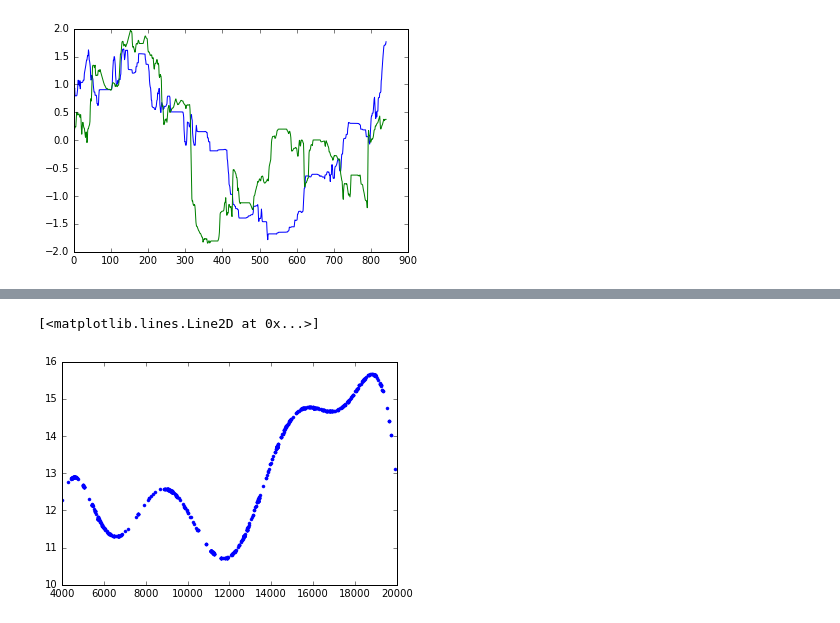
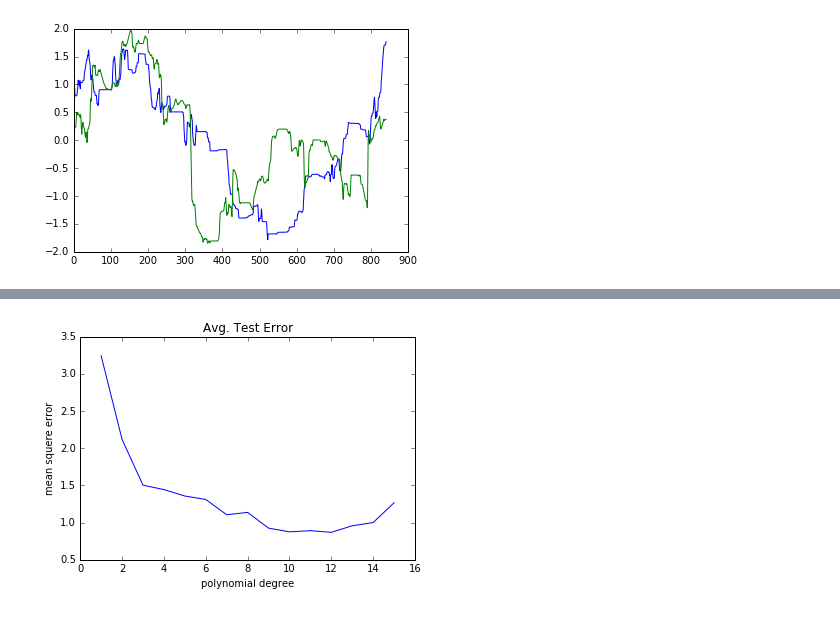
Before and after one commit to HidaiGertel/HidaiGertel.github.io, a Jupyter notebook: challenge/challenge.ipynb, the cells around one changed output, grey strips where cells are left out. Drawn from its saved outputs; the diff is of its cells as text; code cells hidden in the pictures.

```diff
--- a/challenge/challenge.ipynb
+++ b/challenge/challenge.ipynb
@@ -95,12 +101,0 @@ amount of walking at time t, and evaluate how well it performs.
-# %%
-train = np.random.rand(len(y1)) < 0.8
-x_train = y1[train]
-y_train = y2[train]
-p = np.poly1d(np.polyfit(x_train, y_train, 10))
-# %%
-x_test = y1[~train]
-y_test = y2[~train]
-y_tag = p(x_test)
-plt.plot(y_test)
-plt.plot(y_tag)
-print "mean squere error: ", sum((y_tag-y_test)**2)/len(y_test)
@@ -117,5 +102,19 @@ plt.plot(y1,y2,'.')
-# %%
-plt.plot(y1,p(y1),'.')
-# %% [output]
-[<matplotlib.lines.Line2D at 0x...>]
-[figure, removed]
+# %%
+error = np.zeros(15)
+for i in range(15):
+    for j in range(10):
+        train = np.random.rand(len(y)) < 0.8 # random segmentation to reduce temporal effects
+        x_train = x[train]
+        y_train = y[train]
+        p = np.poly1d(np.polyfit(x_train, y_train, i))
+        x_test = x[~train]
+        y_test = y[~train]
+        y_tag = p(x_test)
+        error[i] = error[i] + sum((y_tag-y_test)**2)/len(y_test)
+plt.plot(range(1,16),error/10.0)
+plt.title("Avg. Test Error")
+plt.xlabel("polynomial degree")
+plt.ylabel("mean squere error")
+plt.show()
+# %% [output]
+[figure, added]
```
Also changed, not shown: parts of 18 cells of this notebook.
